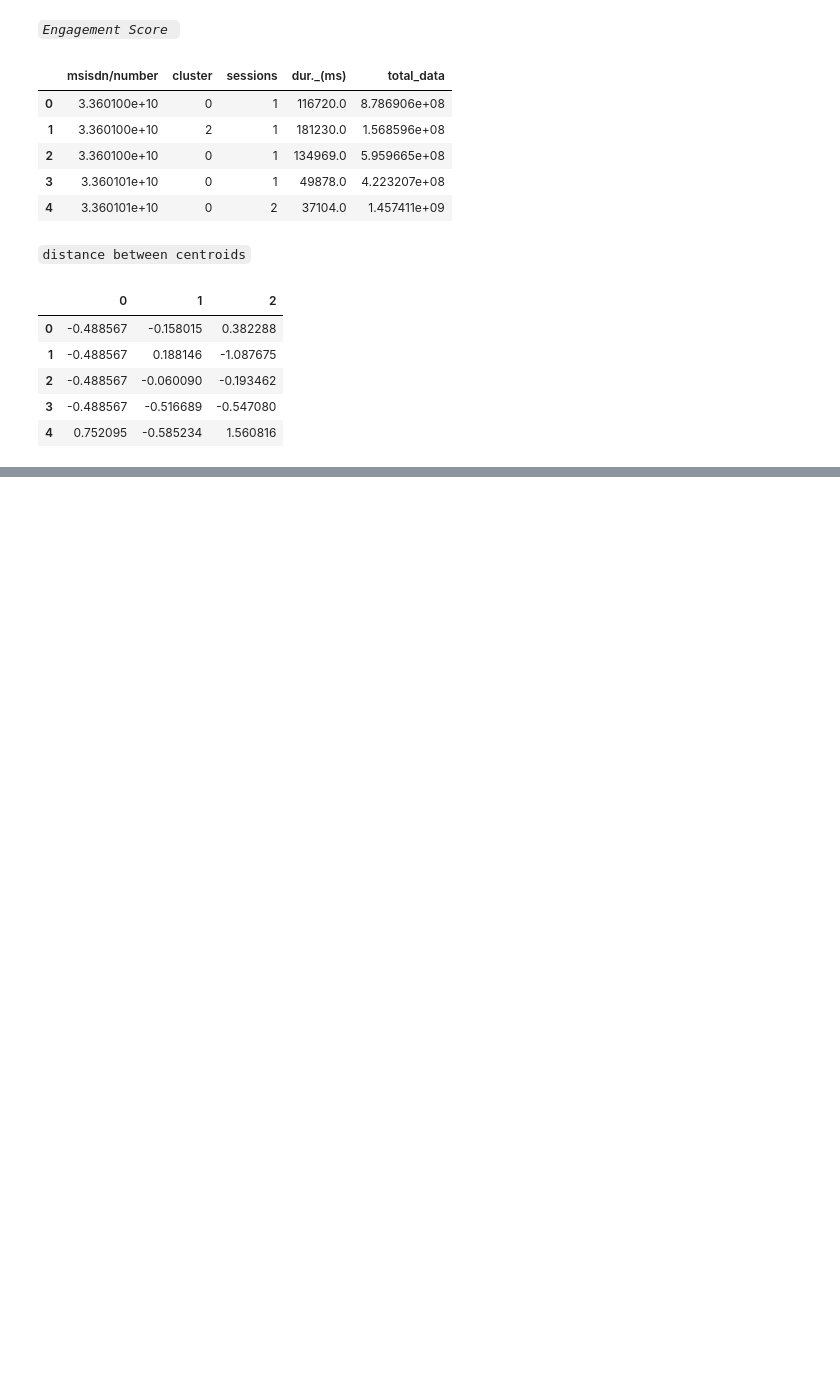
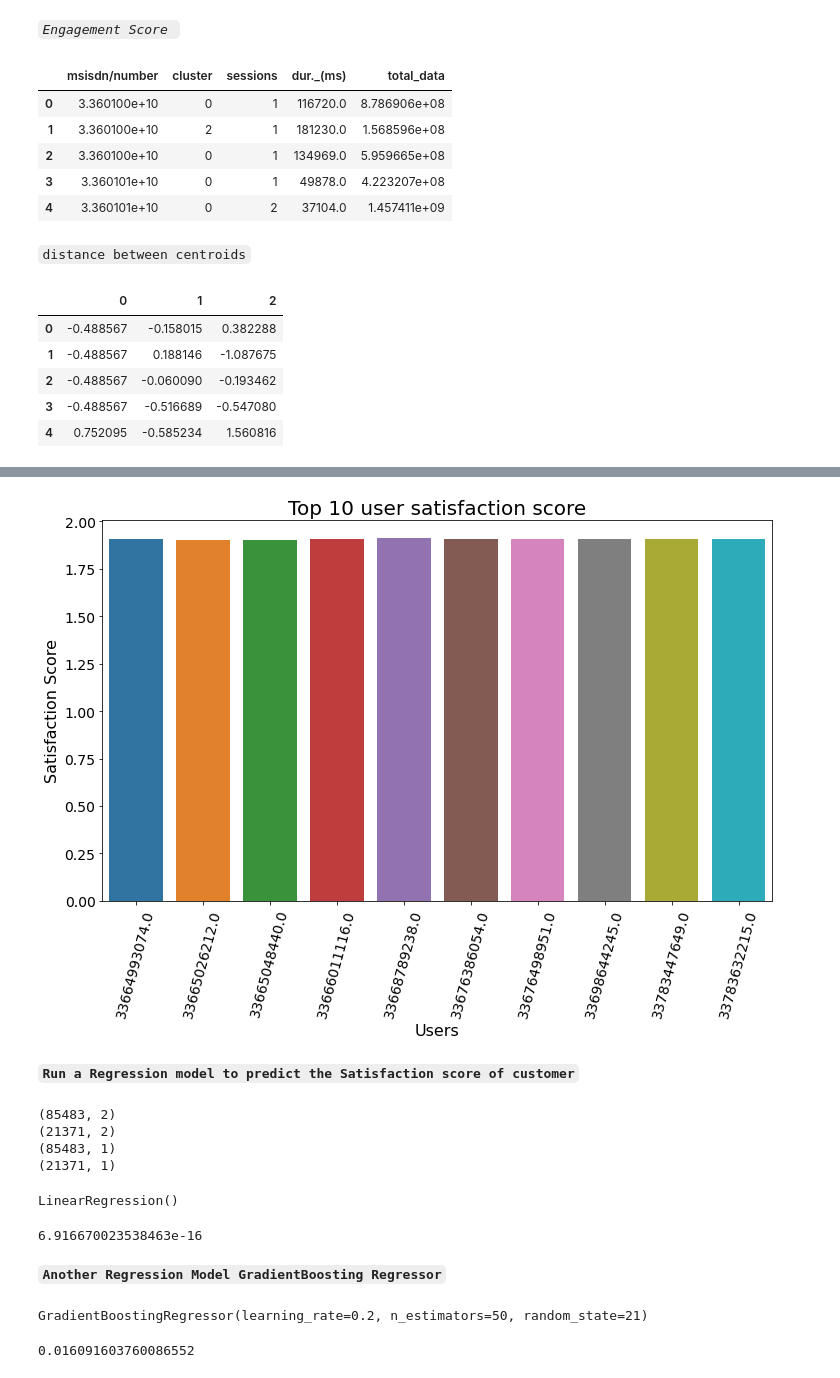
Before and after one commit to HenokD11/Analytics-Telecom-Data, a Jupyter notebook: notebooks/UserSatisfaction.ipynb, the cells around one changed output, grey strips where cells are left out. Drawn from its saved outputs; the diff is of its cells as text; code cells hidden in the pictures; blank space fills up the shorter version.

Commit message:
final touch on the user satisfaction model and saving the trained model

```diff
--- a/notebooks/UserSatisfaction.ipynb
+++ b/notebooks/UserSatisfaction.ipynb
@@ -139,0 +199,3 @@ pd.DataFrame(scaled_array).head(5)
+# %%
+user_exper_df = user_expr[user_expr['msisdn/number'].isin(
+    user_intersection)]
@@ -139,0 +204,5 @@ pd.DataFrame(scaled_array).head(5)
+# %%
+user_df = pd.merge(user_eng_df, user_exper_df, on='msisdn/number')
+user_df['satisfaction_score'] = (
+    user_df['engagement_score'] + user_df['experience_score'])/2
+user_df.head(5)
@@ -139,0 +216,7 @@ pd.DataFrame(scaled_array).head(5)
+# %%
+satisfaction_df = user_df[['msisdn/number', 'engagement_score',
+                        'experience_score', 'satisfaction_score']]
+satisfaction_df = satisfaction_df.set_index('msisdn/number')
+# %%
+top_10_satisfaction = satisfaction_df.nlargest(10, 'satisfaction_score')
+top_10_satisfaction.head(10)
@@ -139,0 +236,13 @@ pd.DataFrame(scaled_array).head(5)
+# %%
+plt.figure(figsize=(12, 7))
+sns.barplot(data=top_10_satisfaction, x=top_10_satisfaction.index, y=top_10_satisfaction['satisfaction_score'])
+plt.title(label = "Top 10 user satisfaction score", size=20)
+plt.xticks(rotation=75, fontsize=14)
+plt.yticks(fontsize=14)
+plt.xlabel(xlabel = "Users", fontsize=16)
+plt.ylabel(ylabel = "Satisfaction Score", fontsize=16)
+plt.show()
+# %% [output]
+[figure, added]
+# %% [markdown]
+<b>`Run a Regression model to predict the Satisfaction score of customer`</b>
@@ -139,0 +253,17 @@ pd.DataFrame(scaled_array).head(5)
+# %%
+print(X_train.shape)
+print(X_test.shape)
+print(y_train.shape)
+print(y_test.shape)
+# %% [output]
+(85483, 2)
+(21371, 2)
+(85483, 1)
+(21371, 1)
+# %%
+from sklearn.linear_model import LinearRegression
+# fit the train data
+lr = LinearRegression()
+lr.fit(X_train, y_train)
+# %% [output]
+LinearRegression()
@@ -139,0 +275,19 @@ pd.DataFrame(scaled_array).head(5)
+# %%
+# predict on test set
+y_pred = lr.predict(X_test)
+rmse(y_test, y_pred)
+# %% [output]
+6.916670023538463e-16
+# %% [markdown]
+<b>`Another Regression Model GradientBoosting Regressor`</b>
+# %%
+model_grb = GradientBoostingRegressor(n_estimators=50, learning_rate=0.2, random_state=21)
+model_grb.fit(X_train, y_train)
+# %% [output]
+GradientBoostingRegressor(learning_rate=0.2, n_estimators=50, random_state=21)
+# %%
+# predict on test set
+y_pred_grb = model_grb.predict(X_test)
+rmse(y_test, y_pred_grb)
+# %% [output]
+0.016091603760086552
```
Also changed, not shown: parts of 16 cells of this notebook, 1 other file.
